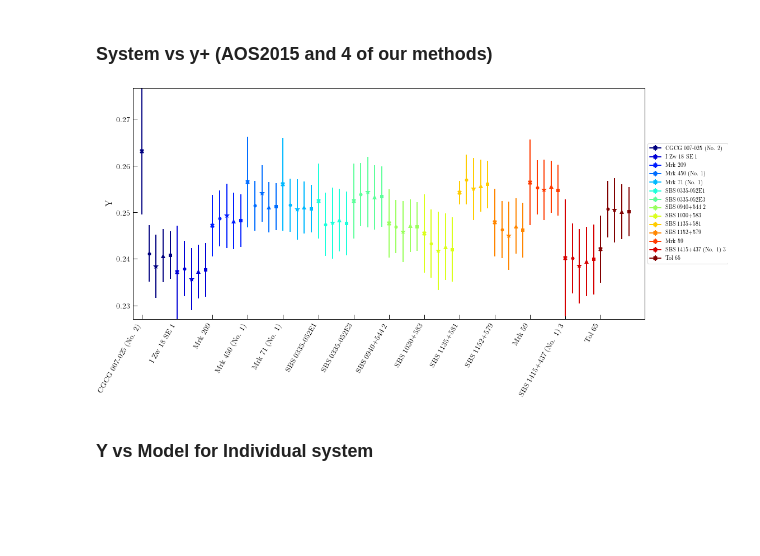
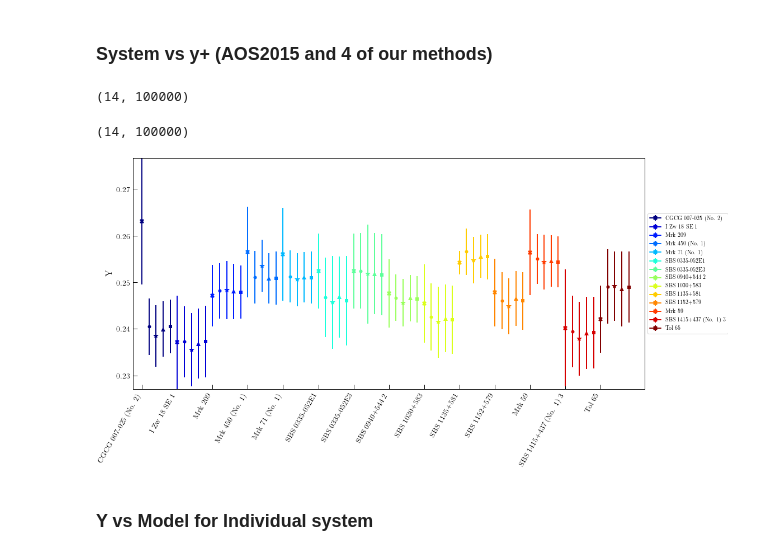
Before and after one commit to tiffanyhsyu/Yp, a Jupyter notebook: compare_MCMC_to_base.ipynb, the cells around one changed output. Saved outputs shown, nothing was run; the diff lists cells and outputs as text; code cells hidden in the pictures; blank space fills up the shorter version.

```diff
--- a/compare_MCMC_to_base.ipynb
+++ b/compare_MCMC_to_base.ipynb
@@ -84,12 +90,12 @@ S2018_11_xi = np.zeros((len(qualifying),3))
 # %%
-S2018_33_yplus = np.zeros((len(qualifying),3))
-S2018_33_temp = np.zeros((len(qualifying),3))
-S2018_33_dens = np.zeros((len(qualifying),3))
-S2018_33_cHb = np.zeros((len(qualifying),3))
-S2018_33_aH = np.zeros((len(qualifying),3))
-S2018_33_aHe = np.zeros((len(qualifying),3))
-S2018_33_tauHe = np.zeros((len(qualifying),3))
-S2018_33_xi = np.zeros((len(qualifying),3))
+S2018_33_yplus = np.zeros((len(qualifying),num))
+S2018_33_temp = np.zeros((len(qualifying),num))
+S2018_33_dens = np.zeros((len(qualifying),num))
+S2018_33_cHb = np.zeros((len(qualifying),num))
+S2018_33_aH = np.zeros((len(qualifying),num))
+S2018_33_aHe = np.zeros((len(qualifying),num))
+S2018_33_tauHe = np.zeros((len(qualifying),num))
+S2018_33_xi = np.zeros((len(qualifying),num))
 # %%
 chisq = np.zeros((len(qualifying), 10)) # 10 is number of emission lines used in analysis
 # Also equal to len(input_vals) which comes on later in this block
@@ -251,6 +263,14 @@ Z = ????; AOS2010 takes Z=20(O/H), stated in footnote 6
+# %%
+y_pp.shape
+# %% [output]
+(14, 100000)
+# %%
+base_yplus.shape
+# %% [output]
+(14, 100000)
 # %%
-num = 1000
 OH = np.zeros((len(qualifying), num))
+y_pp = np.zeros((len(qualifying), num))
 base_y = np.zeros((len(qualifying), num))
 base_Y = np.zeros((len(qualifying), num))
 CCMred_y = np.zeros((len(qualifying), num))
@@ -258,54 +278,42 @@ CCMred_Y = np.zeros((len(qualifying), num))
 S2018_11_y = np.zeros((len(qualifying), num))
 S2018_11_Y = np.zeros((len(qualifying), num))
 S2018_33_y = np.zeros((len(qualifying), num))
 S2018_33_Y = np.zeros((len(qualifying), num))
 
 plt.subplots(figsize=(16,8))
 
 for obj in range(len(qualifying)):
     name = str(qualifying[obj].replace(' ', '').replace('(','').replace(')','').replace('.', ''))
     aosidx = np.where(aos2015_mcmcout['Object'] == name)[0]
-
-#    aopsidx = np.where(aops2013_mcmcout['Object'] == name)[0]
-#     if aopsidx.size != 0:
-#         For comparing to the AOPS 2013 sample:
-#        base_y = base_yplus[obj][0] + aops2013_mcmcout['y++'][aopsidx]
-#        base_Y = ( 4*base_y * (1 - 20*aops2013_mcmcout['OH'][aopsidx]*1e-5) ) / (1 + 4*base_y)
-#        CCMred_y = CCMred_yplus[obj][0] + aops2013_mcmcout['y++'][aopsidx]
-#        CCMred_Y = ( 4*CCMred_y * (1 - 20*aops2013_mcmcout['OH'][aopsidx]*1e-5) ) / (1 + 4*CCMred_y)
-#        S2018_11_y = S2018_11_yplus[obj][0] + aops2013_mcmcout['y++'][aopsidx]
-#        S2018_11_Y = ( 4*S2018_11_y * (1 - 20*aops2013_mcmcout['OH'][aopsidx]*1e-5) ) / (1 + 4*S2018_11_y)
-#        S2018_33_y = S2018_33_yplus[obj][0] + aops2013_mcmcout['y++'][aopsidx]
-#        S2018_33_Y = ( 4*S2018_33_y * (1 - 20*aops2013_mcmcout['OH'][aopsidx]*1e-5) ) / (1 + 4*S2018_33_y)
+    aopsidx = np.where(aops2013_mcmcout['Object'] == name)[0]
 
     OH[obj] = np.random.normal(aos2015_mcmcout['OH'][aosidx], aos2015_mcmcout['OH_err'][aosidx], num)
-    base_y[obj] = np.random.normal(base_yplus[obj][0], np.mean(base_yplus[0][1:]), num) + \
-             np.random.normal(aos2015_mcmcout['y++'][aosidx], aos2015_mcmcout['y++_err'][aosidx], num)
+    y_pp[obj] = np.random.normal(aos2015_mcmcout['y++'][aosidx], aos2015_mcmcout['y++_err'][aosidx], num)
+
+    base_y[obj] = base_yplus[obj] + y_pp[obj]
     base_Y[obj] = ( 4*base_y[obj]*(1 - 20*1e-5*OH[obj] )) / (1 + 4*base_y[obj])
-    CCMred_y[obj] = np.random.normal(CCMred_yplus[obj][0], np.mean(CCMred_yplus[0][1:]), num) + \
-             np.random.normal(aos2015_mcmcout['y++'][aosidx], aos2015_mcmcout['y++_err'][aosidx], num)
+    CCMred_y[obj] = CCMred_yplus[obj] + y_pp[obj]
     CCMred_Y[obj] = ( 4*CCMred_y[obj]*(1 - 20*1e-5*OH[obj] )) / (1 + 4*CCMred_y[obj])
-    S2018_11_y[obj] = np.random.normal(S2018_11_yplus[obj][0], np.mean(S2018_11_yplus[0][1:]), num) + \
-             np.random.normal(aos2015_mcmcout['y++'][aosidx], aos2015_mcmcout['y++_err'][aosidx], num)
+    S2018_11_y[obj] = S2018_11_yplus[obj] + y_pp[obj]
     S2018_11_Y[obj] = ( 4*S2018_11_y[obj]*(1 - 20*1e-5*OH[obj] )) / (1 + 4*S2018_11_y[obj])
-    S2018_33_y[obj] = np.random.normal(S2018_33_yplus[obj][0], np.mean(S2018_33_yplus[0][1:]), num) + \
-             np.random.normal(aos2015_mcmcout['y++'][aosidx], aos2015_mcmcout['y++_err'][aosidx], num)
+    S2018_33_y[obj] = S2018_33_yplus[obj] + y_pp[obj]
     S2018_33_Y[obj] = ( 4*S2018_33_y[obj]*(1 - 20*1e-5*OH[obj] )) / (1 + 4*S2018_33_y[obj])
 
     plt.errorbar(obj, aos2015_mcmcout['Y'][aosidx], yerr=aos2015_mcmcout['Y_err'][aosidx], marker='X', markersize=8, color=color[obj], label=qualifying[obj])
+    #plt.errorbar(obj, aops2013_mcmcout['Y'][aopsidx], yerr=aops2013_mcmcout['Y_err'][aopsidx], marker='X', markersize=8, color=color[obj], label=qualifying[obj])
     plt.errorbar(obj+0.2, np.mean(base_Y[obj]), yerr=np.std(base_Y[obj]), marker='o', color=color[obj], linestyle='None', label='_nolabel_')
     plt.errorbar(obj+0.4, np.mean(CCMred_Y[obj]), yerr=np.std(CCMred_Y[obj]), marker='*', markersize=10, color=color[obj], linestyle='None', label='_nolabel_')
     plt.errorbar(obj+0.6, np.mean(S2018_11_Y[obj]), yerr=np.std(S2018_11_Y[obj]), marker='^', markersize=8, color=color[obj], linestyle='None', label='_nolabel_')
     plt.errorbar(obj+0.8, np.mean(S2018_33_Y[obj]), yerr=np.std(S2018_33_Y[obj]), marker='s', markersize=6, color=color[obj], linestyle='None', label='_nolabel_')
 
 plt.xlim(-0.25, len(qualifying)+0.25)
 plt.xticks(np.arange(0, len(qualifying)), qualifying, rotation=60, ha='right')
 plt.ylabel(r'Y')
 plt.legend(loc='center left', bbox_to_anchor=(1, 0.5))
 #plt.savefig('/Users/thsyu/Dropbox/BCDs/primordial_helium/system_vs_diff_Y.pdf', overwrite=True)
 plt.show()
 # %% [output]
-[figure, old version]
+[figure, new version]
 # %% [markdown]
 ### Y vs Model for Individual system
 # %%
```
Also changed, not shown: parts of 25 cells of this notebook.
